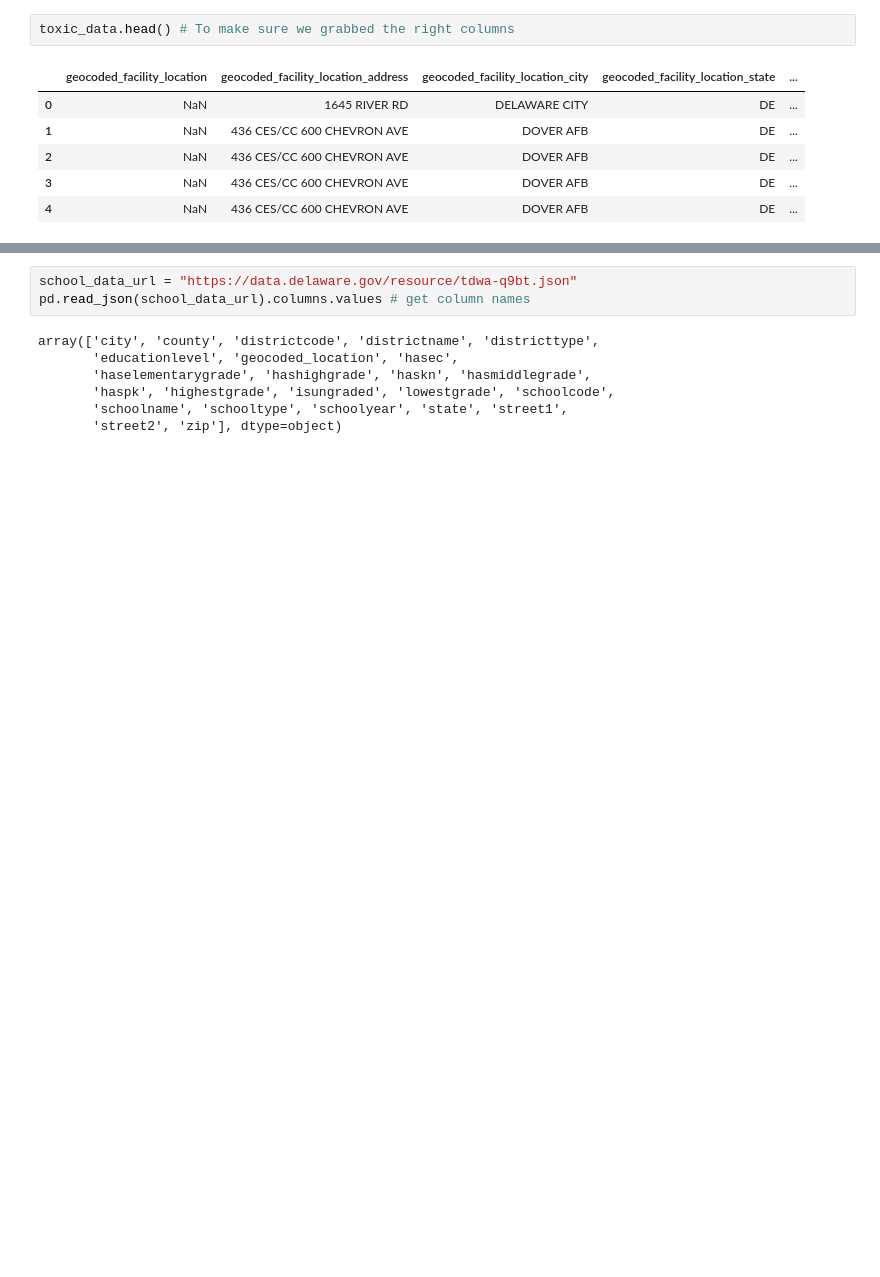
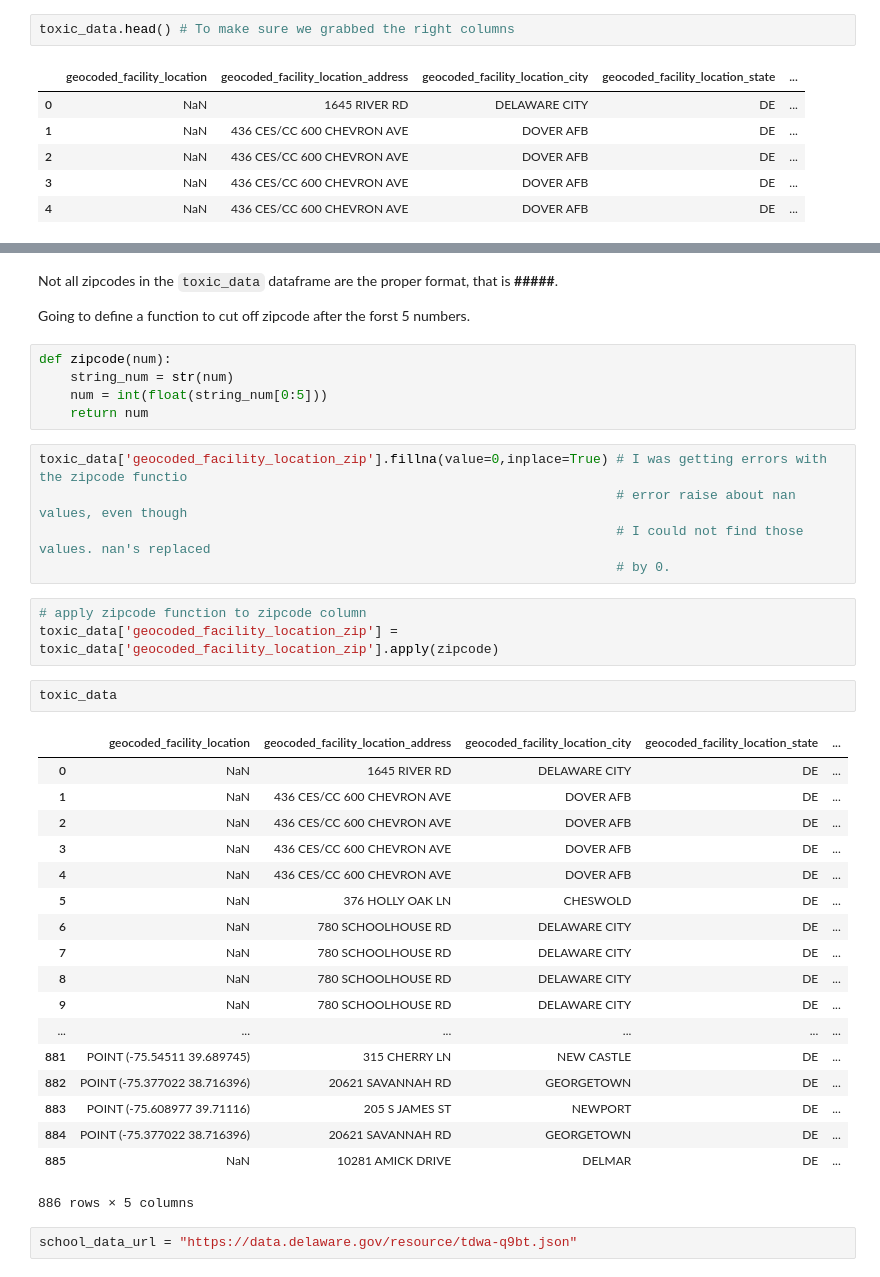
Before and after one commit to seyeadekanye/Disciplinary-Action-ODD, a Jupyter notebook: openDataDelware_project1.ipynb, the cells around one changed output, grey strips where cells are left out. Saved outputs shown, nothing was run; the diff lists cells and outputs as text; blank space fills up the shorter version.

```diff
--- a/openDataDelware_project1.ipynb
+++ b/openDataDelware_project1.ipynb
@@ -48,11 +72,41 @@ toxic_data.head() # To make sure we grabbed the right columns
+# %% [markdown]
+Not all zipcodes in the `toxic_data` dataframe are the proper format, that is **#####**.
+
+Going to define a function to cut off zipcode after the forst 5 numbers.
+# %%
+def zipcode(num):
+    string_num = str(num)
+    num = int(float(string_num[0:5]))
+    return num
+# %%
+toxic_data['geocoded_facility_location_zip'].fillna(value=0,inplace=True) # I was getting errors with the zipcode functio
+                                                                          # error raise about nan values, even though
+                                                                          # I could not find those values. nan's replaced
+                                                                          # by 0.
+# %%
+# apply zipcode function to zipcode column
+toxic_data['geocoded_facility_location_zip'] = toxic_data['geocoded_facility_location_zip'].apply(zipcode)
+# %%
+toxic_data
+# %% [output]
+|  | geocoded_facility_location | geocoded_facility_location_address | geocoded_facility_location_city | geocoded_facility_location_state | ... |
+| 0 | NaN | 1645 RIVER RD | DELAWARE CITY | DE | ... |
+| 1 | NaN | 436 CES/CC 600 CHEVRON AVE | DOVER AFB | DE | ... |
+| 2 | NaN | 436 CES/CC 600 CHEVRON AVE | DOVER AFB | DE | ... |
+| 3 | NaN | 436 CES/CC 600 CHEVRON AVE | DOVER AFB | DE | ... |
+| 4 | NaN | 436 CES/CC 600 CHEVRON AVE | DOVER AFB | DE | ... |
+| 5 | NaN | 376 HOLLY OAK LN | CHESWOLD | DE | ... |
+| 6 | NaN | 780 SCHOOLHOUSE RD | DELAWARE CITY | DE | ... |
+| 7 | NaN | 780 SCHOOLHOUSE RD | DELAWARE CITY | DE | ... |
+| 8 | NaN | 780 SCHOOLHOUSE RD | DELAWARE CITY | DE | ... |
+| 9 | NaN | 780 SCHOOLHOUSE RD | DELAWARE CITY | DE | ... |
+| ... | ... | ... | ... | ... | ... |
+| 881 | POINT (-75.54511 39.689745) | 315 CHERRY LN | NEW CASTLE | DE | ... |
+| 882 | POINT (-75.377022 38.716396) | 20621 SAVANNAH RD | GEORGETOWN | DE | ... |
+| 883 | POINT (-75.608977 39.71116) | 205 S JAMES ST | NEWPORT | DE | ... |
+| 884 | POINT (-75.377022 38.716396) | 20621 SAVANNAH RD | GEORGETOWN | DE | ... |
+| 885 | NaN | 10281 AMICK DRIVE | DELMAR | DE | ... |
+886 rows × 5 columns
 # %%
 school_data_url = "https://data.delaware.gov/resource/tdwa-q9bt.json"
-pd.read_json(school_data_url).columns.values # get column names
-# %% [output]
-array(['city', 'county', 'districtcode', 'districtname', 'districttype',
-       'educationlevel', 'geocoded_location', 'hasec',
-       'haselementarygrade', 'hashighgrade', 'haskn', 'hasmiddlegrade',
-       'haspk', 'highestgrade', 'isungraded', 'lowestgrade', 'schoolcode',
-       'schoolname', 'schooltype', 'schoolyear', 'state', 'street1',
-       'street2', 'zip'], dtype=object)
 # %%
```
Also changed, not shown: parts of 17 cells of this notebook.
